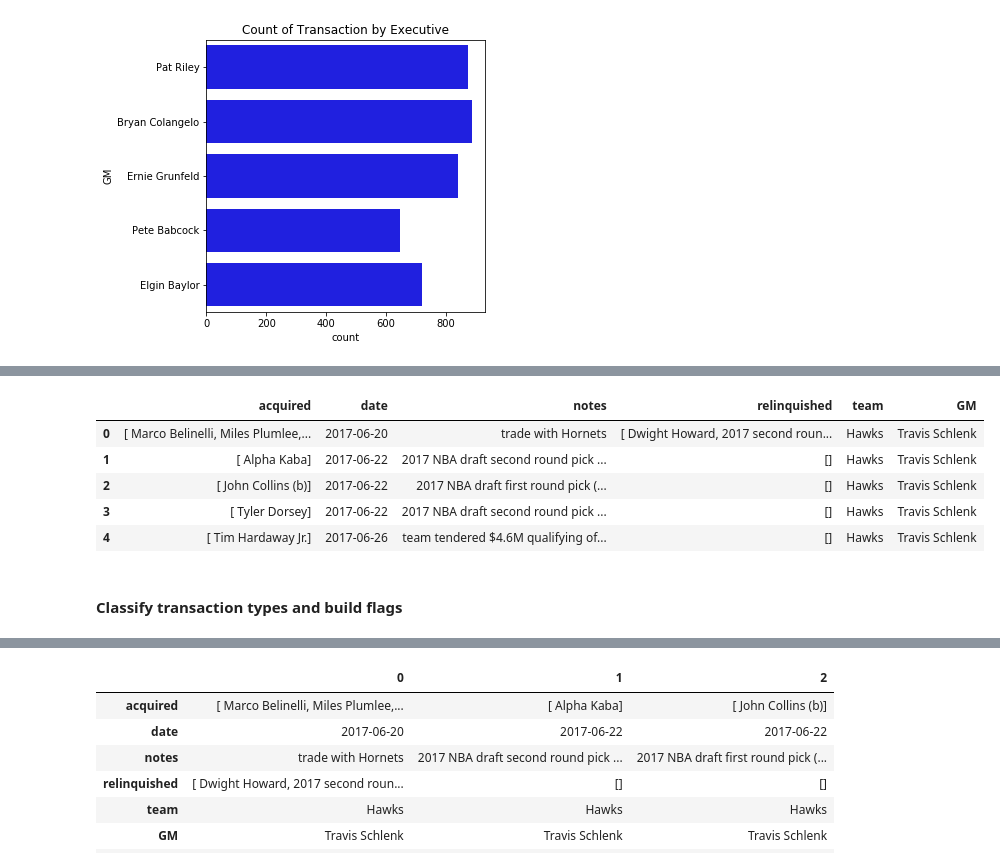
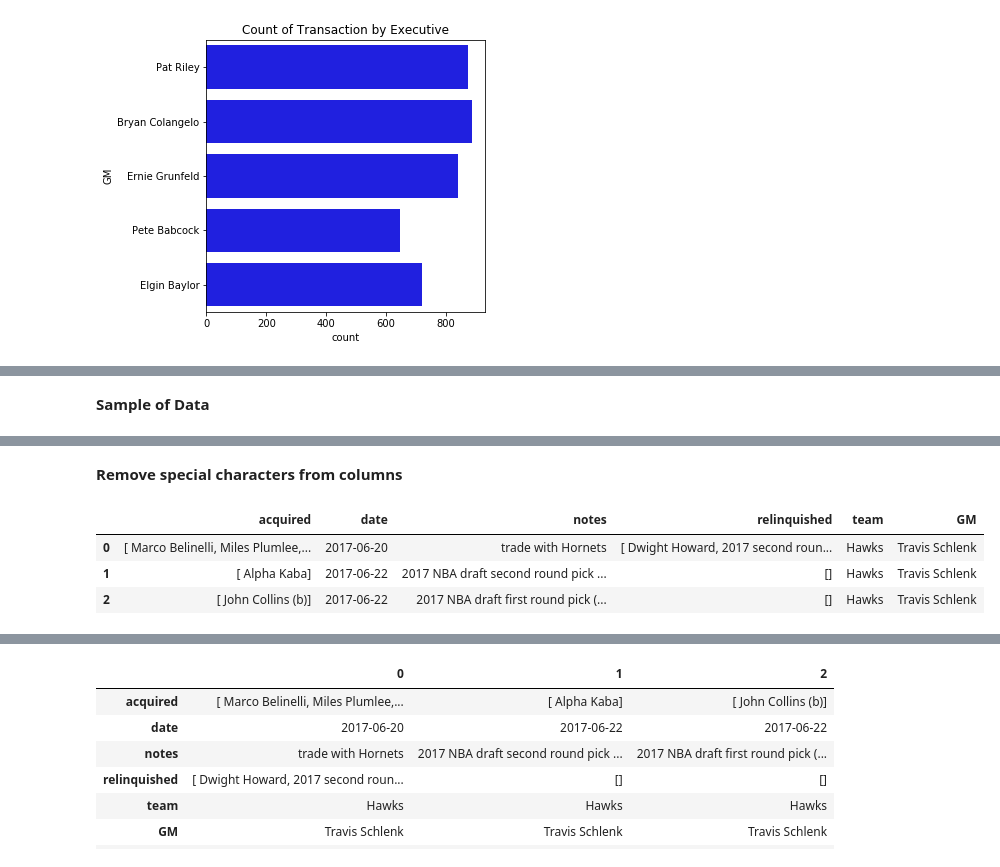
Before and after one commit to rberns28/NBA-GM-Scorer, a Jupyter notebook: ProjectV1.ipynb, the cells around one changed output, grey strips where cells are left out. Saved outputs shown, nothing was run; the diff lists cells and outputs as text; code cells hidden in the pictures.

```diff
--- a/ProjectV1.ipynb
+++ b/ProjectV1.ipynb
@@ -178,3 +214,5 @@ Text(0.5,1,'Count of Transaction by Executive')
+# %% [markdown]
+**Sample of Data**
 # %%
 finalDat.head()
 # %% [output]
@@ -184,17 +222,15 @@ finalDat.head()
 | 2 | • John Collins (b) | 2017-06-22 | 2017 NBA draft first round pick (... |  | Hawks | Travis Schlenk |
 | 3 | • Tyler Dorsey | 2017-06-22 | 2017 NBA draft second round pick ... |  | Hawks | Travis Schlenk |
 | 4 | • Tim Hardaway Jr. | 2017-06-26 | team tendered $4.6M qualifying of... |  | Hawks | Travis Schlenk |
+# %% [markdown]
+**Remove special characters from columns**
 # %%
 newDat = finalDat
 newDat['acquired'] = newDat['acquired'].astype('str').str.replace('•','|').str.strip().map(lambda x: x.split('|')[1:])
 newDat['relinquished'] = newDat['relinquished'].astype('str').str.replace('•','|').str.strip().map(lambda x: x.split('|')[1:])
-newDat.head()
+newDat.head(3)
 # %% [output]
 |  | acquired | date | notes | relinquished | team | GM |
 | 0 | [ Marco Belinelli, Miles Plumlee,... | 2017-06-20 | trade with Hornets | [ Dwight Howard, 2017 second roun... | Hawks | Travis Schlenk |
 | 1 | [ Alpha Kaba] | 2017-06-22 | 2017 NBA draft second round pick ... | [] | Hawks | Travis Schlenk |
 | 2 | [ John Collins (b)] | 2017-06-22 | 2017 NBA draft first round pick (... | [] | Hawks | Travis Schlenk |
-| 3 | [ Tyler Dorsey] | 2017-06-22 | 2017 NBA draft second round pick ... | [] | Hawks | Travis Schlenk |
-| 4 | [ Tim Hardaway Jr.] | 2017-06-26 | team tendered $4.6M qualifying of... | [] | Hawks | Travis Schlenk |
-# %% [markdown]
-#### Classify transaction types and build flags
```
Also changed, not shown: parts of 222 cells of this notebook.
